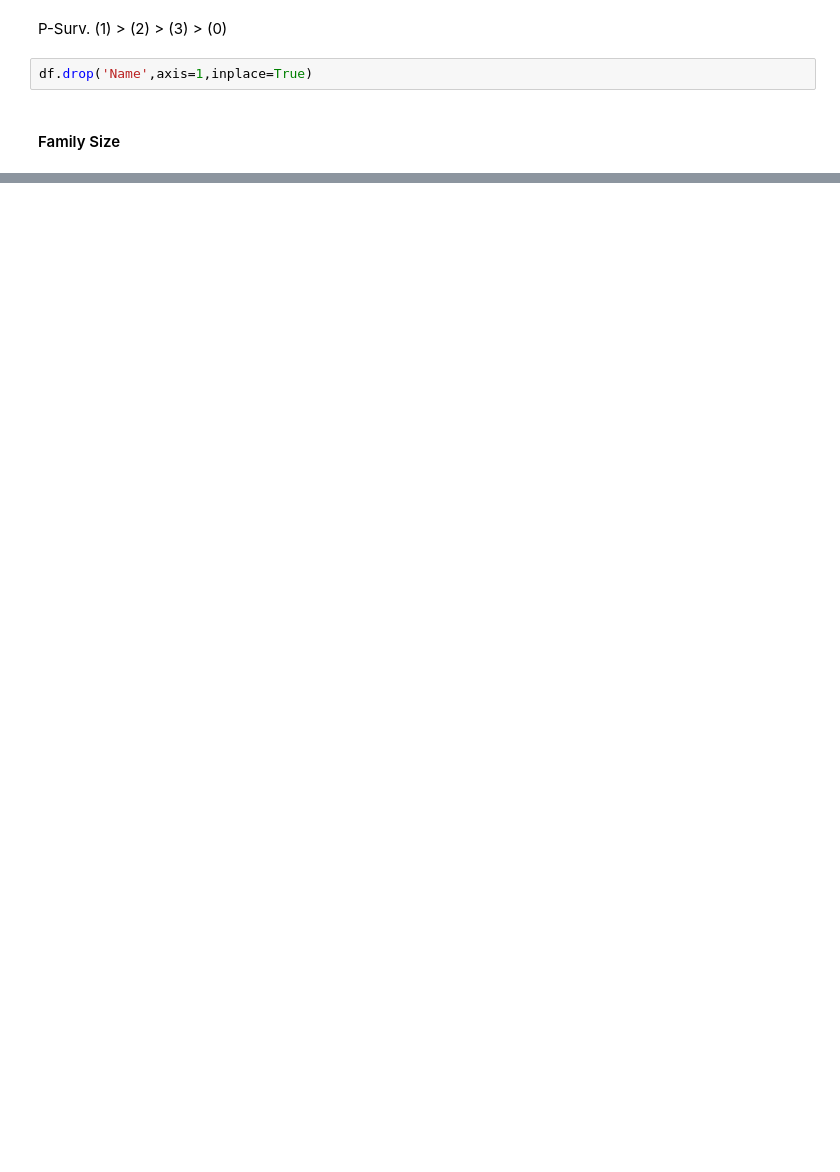
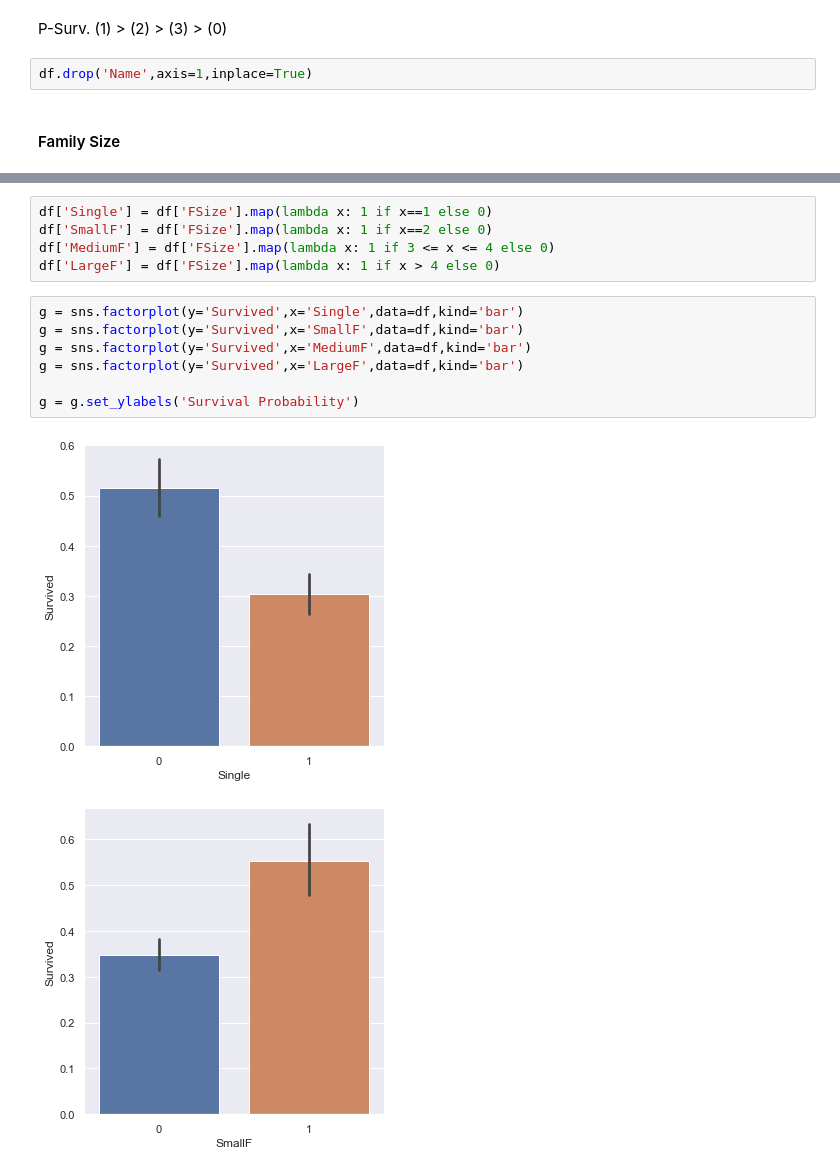
Before and after one commit to pksvv/25Jensemble, a Jupyter notebook: Titanic-Ensemble.ipynb, the cells around one changed output, grey strips where cells are left out. Saved outputs shown, nothing was run; the diff lists cells and outputs as text; blank space fills up the shorter version.

```diff
--- a/Titanic-Ensemble.ipynb
+++ b/Titanic-Ensemble.ipynb
@@ -491,0 +492,15 @@ g = g.set_ylabels('Survival Probability')
+# %%
+df['Single'] = df['FSize'].map(lambda x: 1 if x==1 else 0)
+df['SmallF'] = df['FSize'].map(lambda x: 1 if x==2 else 0)
+df['MediumF'] = df['FSize'].map(lambda x: 1 if 3 <= x <= 4 else 0)
+df['LargeF'] = df['FSize'].map(lambda x: 1 if x > 4 else 0)
+# %%
+g = sns.factorplot(y='Survived',x='Single',data=df,kind='bar')
+g = sns.factorplot(y='Survived',x='SmallF',data=df,kind='bar')
+g = sns.factorplot(y='Survived',x='MediumF',data=df,kind='bar')
+g = sns.factorplot(y='Survived',x='LargeF',data=df,kind='bar')
+
+g = g.set_ylabels('Survival Probability')
+# %% [output]
+[figure, added]
+[figure, added]
```
Also changed, not shown: parts of 6 cells of this notebook.
